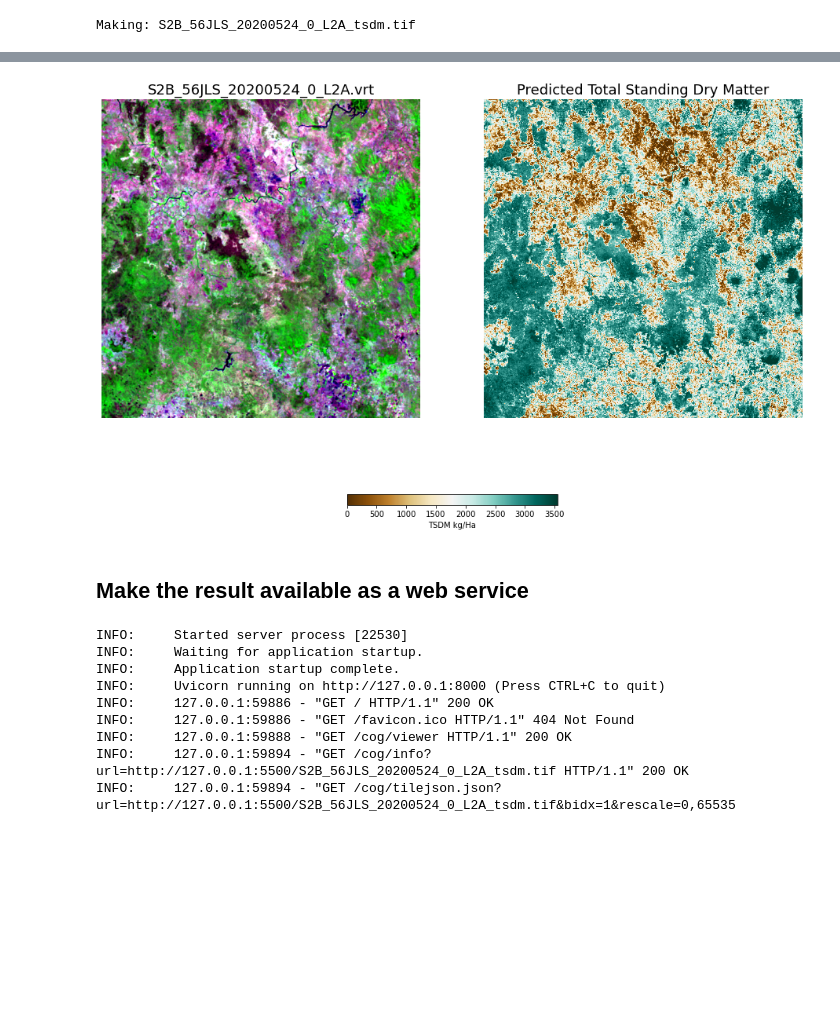
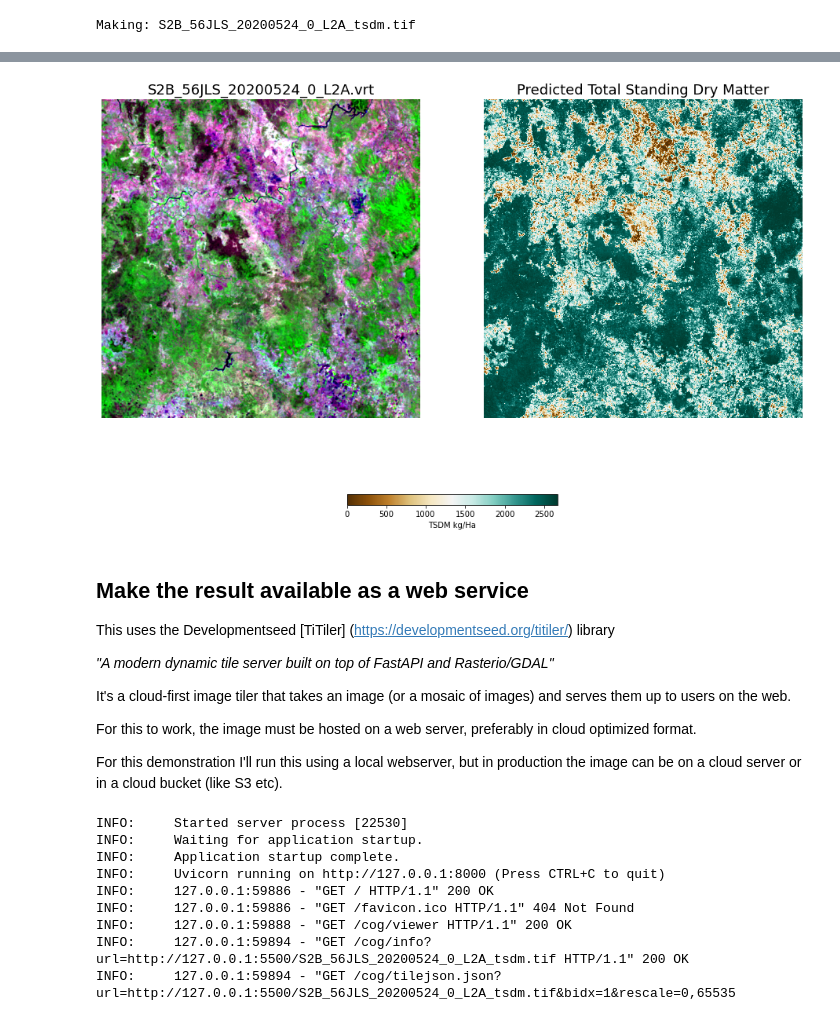
Before and after one commit to petescarth/GEOM3001-7001, a Jupyter notebook: scarthGeom3001.ipynb, the cells around one changed output, grey strips where cells are left out. Drawn from its saved outputs; the diff is of its cells as text; code cells hidden in the pictures; blank space fills up the shorter version.

```diff
--- a/scarthGeom3001.ipynb
+++ b/scarthGeom3001.ipynb
@@ -489,46 +492,66 @@ Making: S2B_56JLS_20200524_0_L2A_tsdm.tif
 # Make a filename for the prediction
 tsdmImageName = vrtName.replace('.vrt','_tsdm.tif')
 
-
-
-
+###############################################################################################
 # Load the Sentinel 2 data into an array ready to plot
 cloudRaster = rasterio.open(vrtName )
+
 # Get the data for the bands we want using a decimated read
 falseColourThumbnail = cloudRaster.read([8,7,3],out_shape=(3, 512, 512))
-# Change the ordering for matplotlib
+
+# Change the band ordering for matplotlib
 falseColourThumbnail = np.rollaxis(falseColourThumbnail,0,3)
+
 # Scale the data using a 2:98% stretch
 scaleStats = np.percentile(falseColourThumbnail,[2,98],axis=(0,1))
 falseColourThumbnail = (falseColourThumbnail - scaleStats[0]) / (scaleStats[1] - scaleStats[0])
-falseColourThumbnail = np.clip(falseColourThumbnail * 255,0,255).astype(np.uint8)
 
-# Load the TSDM raster intoan array ready to plot
+# Clip the data from 0 to 1
+falseColourThumbnail = np.clip(falseColourThumbnail,0,1)
+
+###############################################################################################
+# Load the TSDM raster into an array ready to plot
 tsdmRaster = rasterio.open(tsdmImageName)
+
 # Get the data for the bands using a decimated read
 tsdmThumbnail = tsdmRaster.read(1,out_shape=(1, 512, 512))
+
 # Scale the data using a 2:98% stretch
 scaleStats = np.percentile(tsdmThumbnail,[2,98],axis=(0,1))
 tsdmThumbnail = (tsdmThumbnail - scaleStats[0]) / (scaleStats[1] - scaleStats[0])
+
+# Clip the data to between 0 and 1 then scale by the maximum TSDM
 tsdmThumbnail = np.clip(tsdmThumbnail,0,1) * scaleStats[1]
 
-
+###############################################################################################
 # Plot the image and prediction side by side with a legend
 fig, (ax1,ax2) = plt.subplots(1,2,figsize=(16,12))
+
 # Sentinel 2 Image
 ax1.imshow(falseColourThumbnail,aspect=1)
 ax1.set_title(vrtName, fontsize=18)
 ax1.axis('off');
+
 # TSDM prediction
 im = ax2.imshow(tsdmThumbnail,aspect=1,cmap='BrBG')
 ax2.set_title('Predicted Total Standing Dry Matter', fontsize=18)
 ax2.axis('off');
+
 # Legend
 cbar = fig.colorbar(im, ax=[ax1,ax2],location='bottom', shrink=0.3)
 cbar.set_label('TSDM kg/Ha')
 # %% [output]
-[figure, old version]
+[figure, new version]
-# %% [markdown]
-## Make the result available as a web service
+# %% [markdown]
+## Make the result available as a web service
+This uses the Developmentseed [TiTiler] (https://developmentseed.org/titiler/) library
+
+_"A modern dynamic tile server built on top of FastAPI and Rasterio/GDAL"_
+
+It's a cloud-first image tiler that takes an image (or a mosaic of images) and serves them up to users on the web.
+
+For this to work, the image must be hosted on a web server, preferably in cloud optimized format.
+
+For this demonstration I'll run this using a local webserver, but in production the image can be on a cloud server or in a cloud bucket (like S3 etc).
 # %%
 # Start a local web server in the background to serve the images
```
Also changed, not shown: parts of 6 cells of this notebook.
